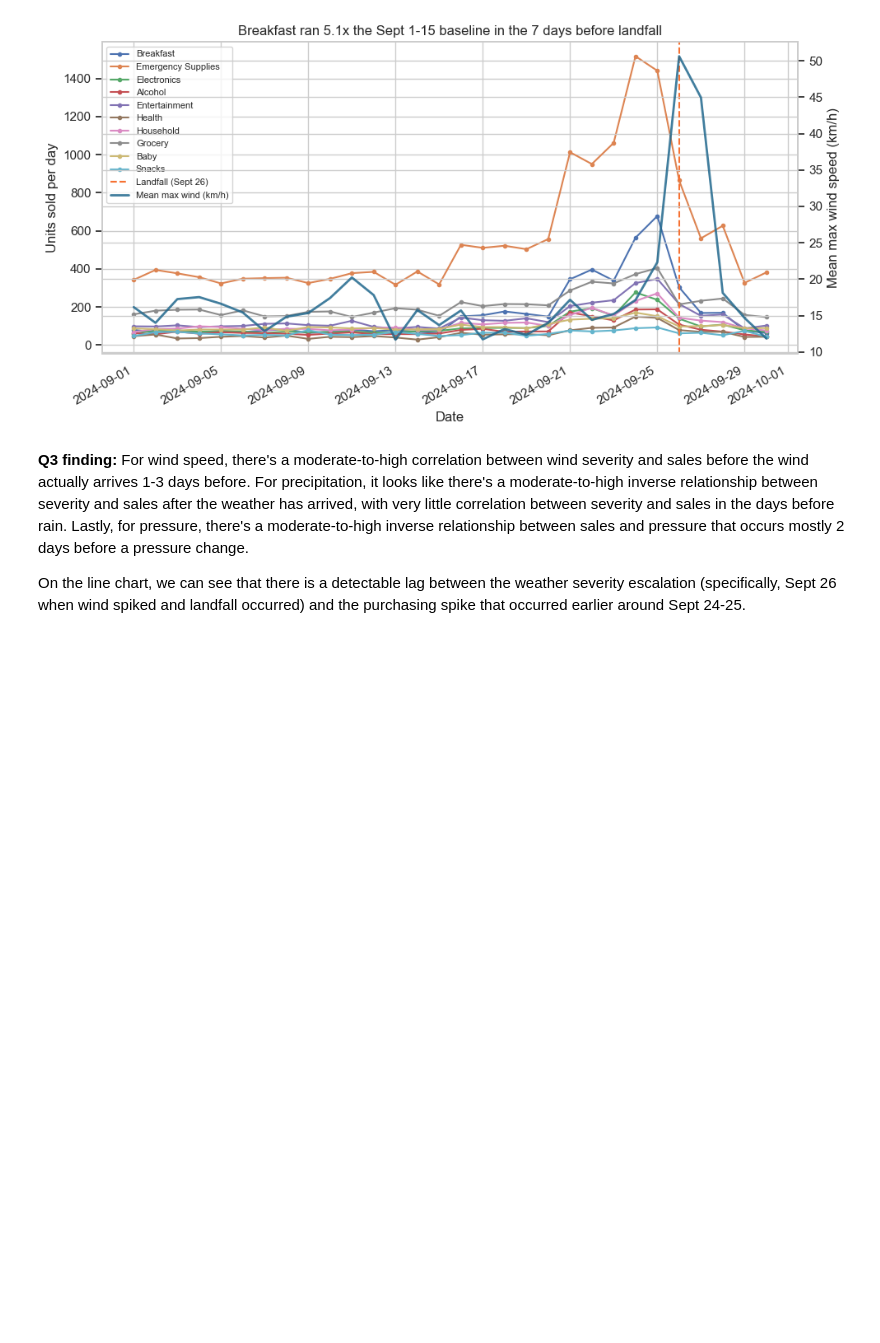
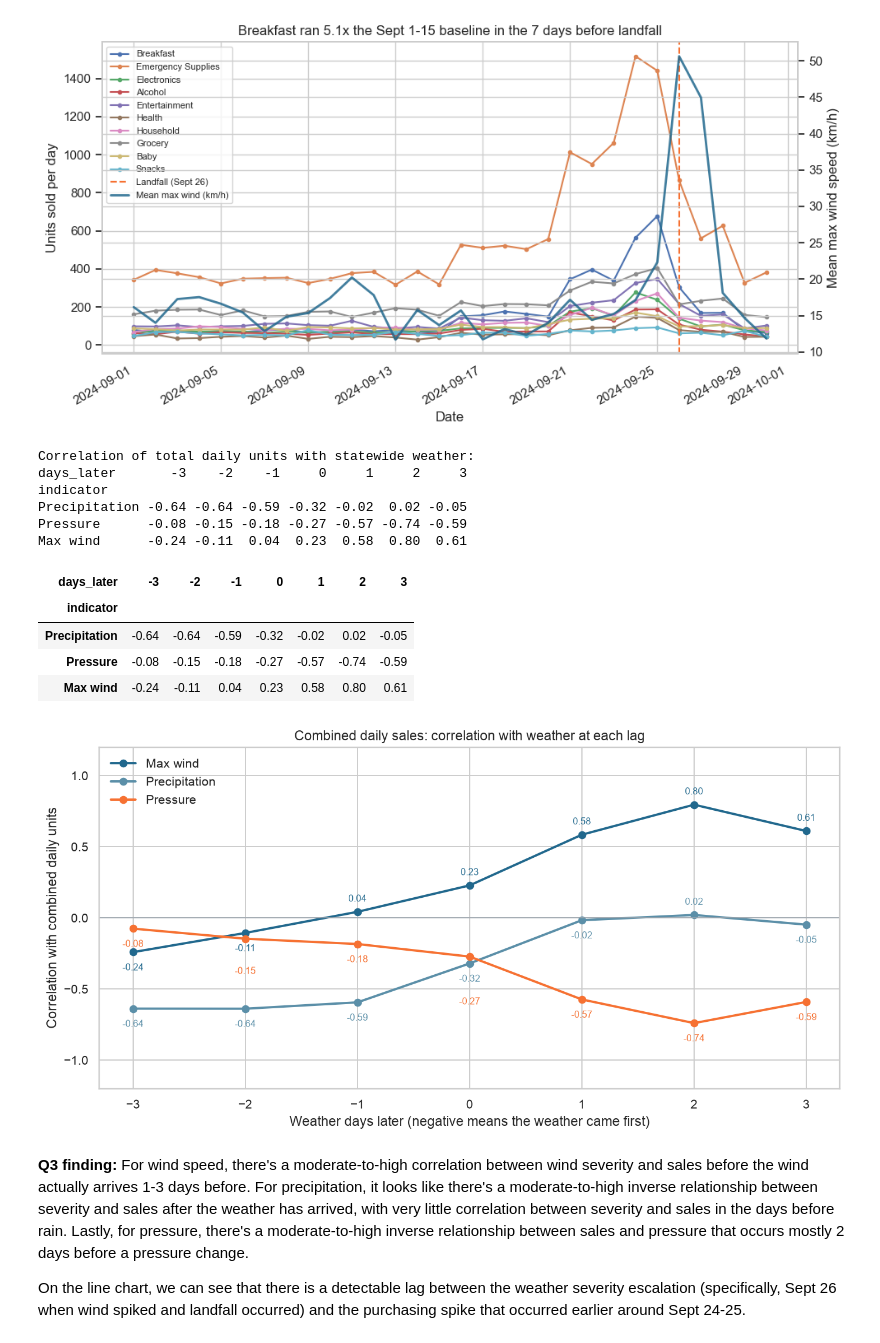
Before and after one commit to AmudhanSelvam26/ds2002_walmart_hurricane_project, a Jupyter notebook: notebooks/team_notebook.ipynb, the cells around one changed output. Drawn from its saved outputs; the diff is of its cells as text; code cells hidden in the pictures; blank space fills up the shorter version.

Commit message:
Add chart for correlation of daily combined sales volume

```diff
--- a/notebooks/team_notebook.ipynb
+++ b/notebooks/team_notebook.ipynb
@@ -390,6 +390,71 @@ Sept 1-15 baseline vs Sept 19-25, units per day:
 | Snacks | 58.53 | 73.71 | 1.26 |
 [figure]
 [figure]
+# %%
+# One series: total units per day, so each weather variable has one r at each lag.
+total_daily = cat_daily.sum(axis=1)
+total_rows = []
+for var in vars_weather:
+    for k in range(-3, 4):
+        aligned = pd.concat([total_daily, w_state[var].shift(-k)], axis=1).dropna()
+        total_rows.append({
+            'indicator': var,
+            'days_later': k,
+            'r': aligned.iloc[:, 0].corr(aligned.iloc[:, 1]),
+            'n_days': len(aligned),
+        })
+total_lag = pd.DataFrame(total_rows)
+total_grid = (
+    total_lag.pivot(index='indicator', columns='days_later', values='r')
+    .rename(index=pretty)
+    .round(2)
+)
+print('Correlation of total daily units with statewide weather:')
+display(total_grid)
+
+colors = {
+    'wind_speed_10m_max': '#21688D',
+    'precipitation_sum': '#5B8FA8',
+    'pressure_msl_mean': '#F67132',
+}
+fig, ax = plt.subplots(figsize=(10, 5.2))
+labeled = []
+for var in vars_weather:
+    piece = total_lag[total_lag.indicator.eq(var)].sort_values('days_later')
+    ax.plot(
+        piece['days_later'], piece['r'],
+        marker='o', color=colors[var], linewidth=2, label=pretty[var],
+    )
+    for _, row in piece.iterrows():
+        x, r = row['days_later'], row['r']
+        y = r + (0.09 if r >= 0 else -0.11)
+        for px, py in labeled:
+            if px == x and abs(y - py) < 0.16:
+                y = py - 0.16 if r < 0 else py + 0.16
+        labeled.append((x, y))
+        ax.text(x, y, f"{r:.2f}", ha='center', va='center', fontsize=8, color=colors[var])
+ax.axhline(0, color='#9AA4AD', linewidth=0.8)
+ax.set_xticks(range(-3, 4))
+ax.set_ylim(-1.2, 1.2)
+ax.set_xlabel('Weather days later (negative means the weather came first)')
+ax.set_ylabel('Correlation with combined daily units')
+ax.set_title('Combined daily sales: correlation with weather at each lag')
+ax.legend(frameon=False)
+plt.tight_layout()
+plt.show()
+# %% [output]
+Correlation of total daily units with statewide weather:
+days_later       -3    -2    -1     0     1     2     3
+indicator
+Precipitation -0.64 -0.64 -0.59 -0.32 -0.02  0.02 -0.05
+Pressure      -0.08 -0.15 -0.18 -0.27 -0.57 -0.74 -0.59
+Max wind      -0.24 -0.11  0.04  0.23  0.58  0.80  0.61
+| days_later | -3 | -2 | -1 | 0 | 1 | 2 | 3 |
+| indicator |  |  |  |  |  |  |  |
+| Precipitation | -0.64 | -0.64 | -0.59 | -0.32 | -0.02 | 0.02 | -0.05 |
+| Pressure | -0.08 | -0.15 | -0.18 | -0.27 | -0.57 | -0.74 | -0.59 |
+| Max wind | -0.24 | -0.11 | 0.04 | 0.23 | 0.58 | 0.80 | 0.61 |
+[figure, added]
 # %% [markdown]
 **Q3 finding:**
 For wind speed, there's a moderate-to-high correlation between wind severity and sales before the wind actually arrives 1-3 days before. For precipitation, it looks like there's a moderate-to-high inverse relationship between severity and sales after the weather has arrived, with very little correlation between severity and sales in the days before rain. Lastly, for pressure, there's a moderate-to-high inverse relationship between sales and pressure that occurs mostly 2 days before a pressure change.
```
